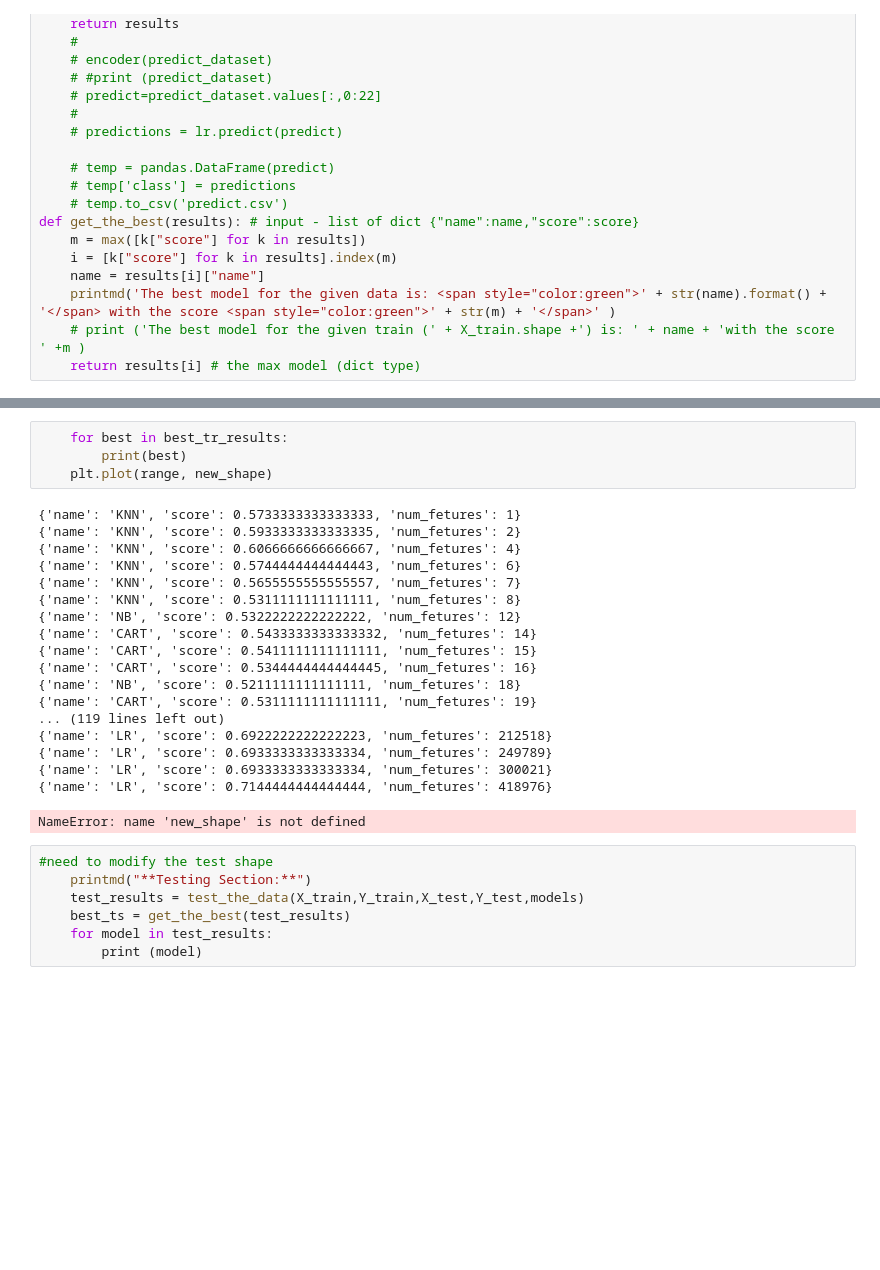
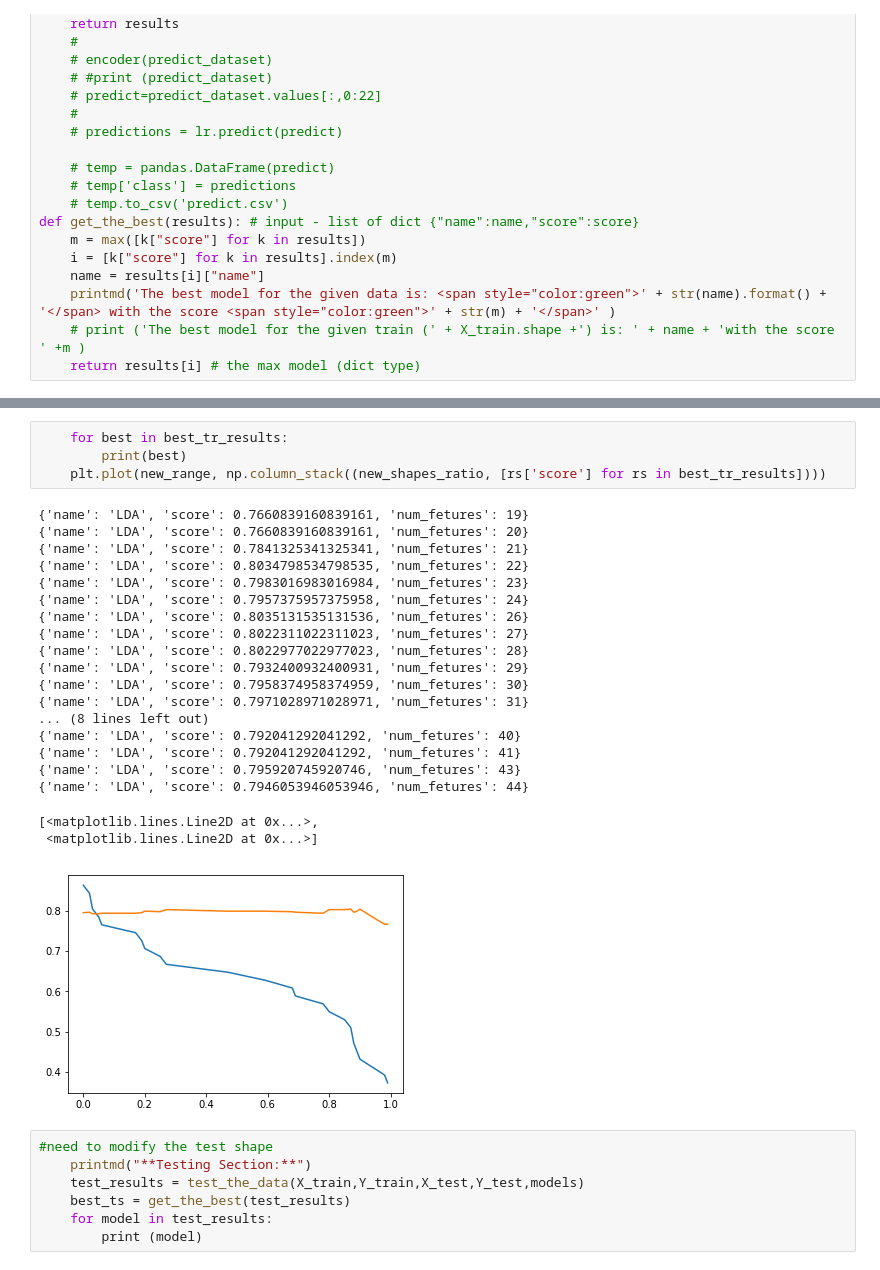
Before and after one commit to motybz/Cancer_Data_Mining, a Jupyter notebook: Models_Compare.ipynb, the cells around one changed output, grey strips where cells are left out. Drawn from its saved outputs; the diff is of its cells as text; blank space fills up the shorter version.

```diff
--- a/Models_Compare.ipynb
+++ b/Models_Compare.ipynb
@@ -142,26 +168,28 @@ NameError: name 'new_shape' is not defined
 # %%
     for best in best_tr_results:
         print(best)
-    plt.plot(range, new_shape)
+    plt.plot(new_range, np.column_stack((new_shapes_ratio, [rs['score'] for rs in best_tr_results])))
 # %% [output]
-{'name': 'KNN', 'score': 0.5733333333333333, 'num_fetures': 1}
-{'name': 'KNN', 'score': 0.5933333333333335, 'num_fetures': 2}
-{'name': 'KNN', 'score': 0.6066666666666667, 'num_fetures': 4}
-{'name': 'KNN', 'score': 0.5744444444444443, 'num_fetures': 6}
-{'name': 'KNN', 'score': 0.5655555555555557, 'num_fetures': 7}
-{'name': 'KNN', 'score': 0.5311111111111111, 'num_fetures': 8}
-{'name': 'NB', 'score': 0.5322222222222222, 'num_fetures': 12}
-{'name': 'CART', 'score': 0.5433333333333332, 'num_fetures': 14}
-{'name': 'CART', 'score': 0.5411111111111111, 'num_fetures': 15}
-{'name': 'CART', 'score': 0.5344444444444445, 'num_fetures': 16}
-{'name': 'NB', 'score': 0.5211111111111111, 'num_fetures': 18}
-{'name': 'CART', 'score': 0.5311111111111111, 'num_fetures': 19}
-... (119 lines left out)
-{'name': 'LR', 'score': 0.6922222222222223, 'num_fetures': 212518}
-{'name': 'LR', 'score': 0.6933333333333334, 'num_fetures': 249789}
-{'name': 'LR', 'score': 0.6933333333333334, 'num_fetures': 300021}
-{'name': 'LR', 'score': 0.7144444444444444, 'num_fetures': 418976}
+{'name': 'LDA', 'score': 0.7660839160839161, 'num_fetures': 19}
+{'name': 'LDA', 'score': 0.7660839160839161, 'num_fetures': 20}
+{'name': 'LDA', 'score': 0.7841325341325341, 'num_fetures': 21}
+{'name': 'LDA', 'score': 0.8034798534798535, 'num_fetures': 22}
+{'name': 'LDA', 'score': 0.7983016983016984, 'num_fetures': 23}
+{'name': 'LDA', 'score': 0.7957375957375958, 'num_fetures': 24}
+{'name': 'LDA', 'score': 0.8035131535131536, 'num_fetures': 26}
+{'name': 'LDA', 'score': 0.8022311022311023, 'num_fetures': 27}
+{'name': 'LDA', 'score': 0.8022977022977023, 'num_fetures': 28}
+{'name': 'LDA', 'score': 0.7932400932400931, 'num_fetures': 29}
+{'name': 'LDA', 'score': 0.7958374958374959, 'num_fetures': 30}
+{'name': 'LDA', 'score': 0.7971028971028971, 'num_fetures': 31}
+... (8 lines left out)
+{'name': 'LDA', 'score': 0.792041292041292, 'num_fetures': 40}
+{'name': 'LDA', 'score': 0.792041292041292, 'num_fetures': 41}
+{'name': 'LDA', 'score': 0.795920745920746, 'num_fetures': 43}
+{'name': 'LDA', 'score': 0.7946053946053946, 'num_fetures': 44}
-NameError: name 'new_shape' is not defined
+[<matplotlib.lines.Line2D at 0x...>,
+ <matplotlib.lines.Line2D at 0x...>]
+[figure, added]
 # %%
 #need to modify the test shape
     printmd("**Testing Section:**")
```
Also changed, not shown: parts of 6 cells of this notebook, 2 other files.
